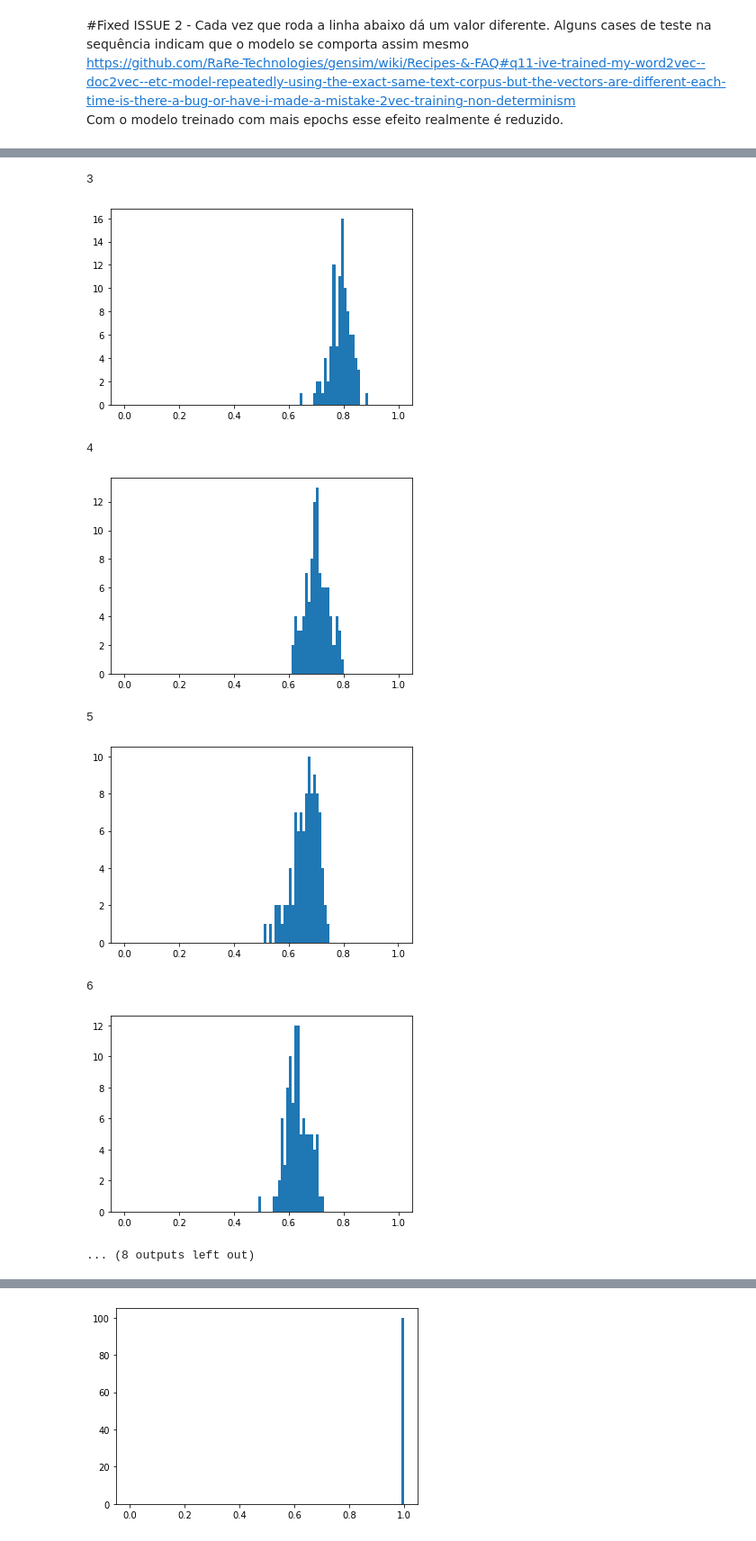
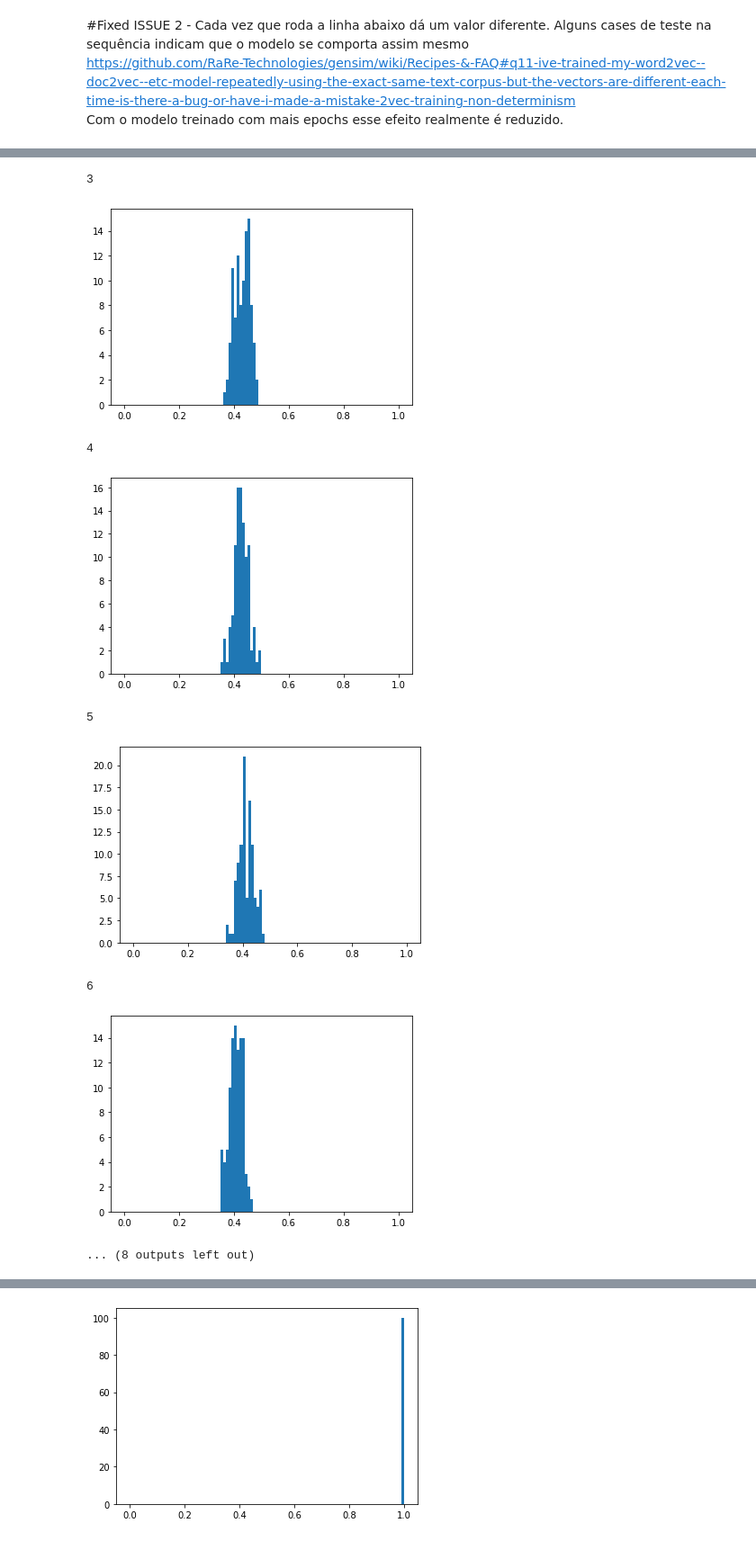
Before and after one commit to mfilipak/AFRAC_IA, a Jupyter notebook: 002_Embeddings1_Portal_da_Transparência.ipynb, the cells around one changed output, grey strips where cells are left out. Shown at 90% size. Drawn from its saved outputs; the diff is of its cells as text; code cells hidden in the pictures.

```diff
--- a/002_Embeddings1_Portal_da_Transparência.ipynb
+++ b/002_Embeddings1_Portal_da_Transparência.ipynb
@@ -399,8 +404,7 @@ def cos_sim(a,b):
 # %%
-model = Doc2Vec(tagged_data, vector_size = 50, window = 2, min_count = 1, epochs = 5, compute_loss=True)
 for i in range(10):
   print(i+1, end="\r")
-  model.train(tagged_data, epochs=20, total_examples=model.corpus_count, callbacks=[])
+  model.train(tagged_data, epochs=50, total_examples=model.corpus_count, callbacks=[])
   dotprodstl = []
   for j in range(100):
     test_doc = ["tomate"]
@@ -420,11 +424,11 @@ for i in range(10):
 3
-[figure, old version]
+[figure, new version]
 4
-[figure, old version]
+[figure, new version]
 5
-[figure, old version]
+[figure, new version]
 6
-[figure, old version]
+[figure, new version]
 ... (8 outputs left out)
 # %%
 dotprodstl = []
```
Also changed, not shown: parts of 17 cells of this notebook.
